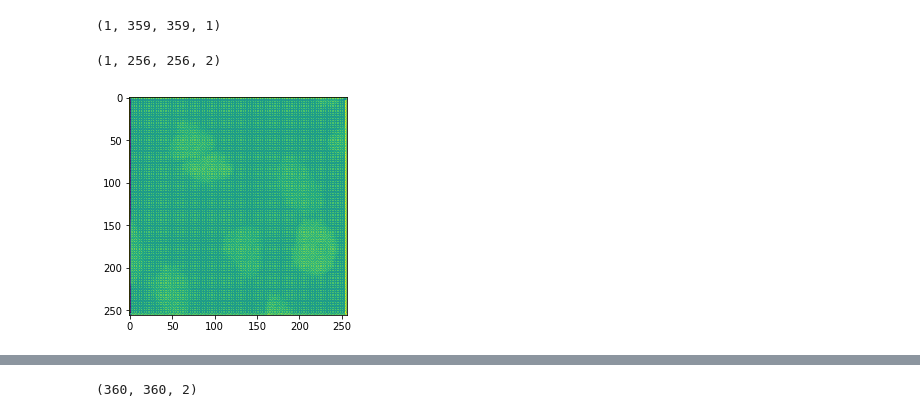
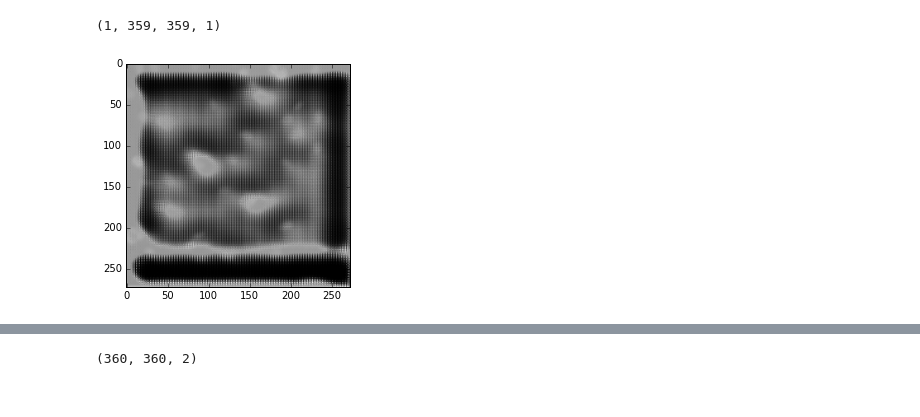
Before and after one commit to rykachevskiy/ds_bowl_2018, a Jupyter notebook: notebooks/Unet.ipynb, the cells around one changed output, grey strips where cells are left out. Saved outputs shown, nothing was run; the diff lists cells and outputs as text; code cells hidden in the pictures.

```diff
--- a/notebooks/Unet.ipynb
+++ b/notebooks/Unet.ipynb
@@ -85,8 +102,8 @@ def get_16_im(im):
     pos_x = shape[0] // 2
     pos_y = shape[1] // 2
 
-    u = lambda x : (x // 16 + 1) * 16
-    shape_shift = (u(shape[0]), u(shape[1]))
+
+    shape_shift = (u16_up(shape[0]), u16_up(shape[1]))
 
     #prediction = sess.run(sigmoid_out, feed_dict={x : np.expand_dims(big_im[x: x + shape_shift[0], y : y + shape_shift[1], :], 0), training : False})
     return big_im[pos_x: pos_x + shape_shift[0], pos_y : pos_y + shape_shift[1], :]
@@ -115,4 +132,4 @@ def iterate_minibatches(x, batchsize, shuffle=True):
 train_loss = []
 val_scores = []
 # %%
-epochs = 1
+epochs = 20
@@ -119,16 +139,15 @@ epochs = 1
 # %%
 for epoch in range(epochs):
     curr_loss = 0
-    for i, (gen_batch) in enumerate(iterate_minibatches(gens[:3],3)):
+    for i, (gen_batch) in tqdm(enumerate(iterate_minibatches(gens[:],20))):
         images = [next(g)[0][0] for g in gen_batch]
         shapes = np.concatenate(([np.array(image.shape).reshape(1, -1) for image in images]))
 
-        batch_shape = (min(256, shapes[:,0].min() - 1), min(256, shapes[:,1].min() - 1))
+        batch_shape = (min(256, u16_d(shapes[:,0].min() - 1)), min(256, u16_d(shapes[:,1].min() - 1)))
         images = [crop(im, batch_shape) for im in images]
 
         batch_x = np.expand_dims(np.concatenate([np.expand_dims(im[:,:,0], 0) for im in images]), 3)
         batch_y = np.concatenate([np.expand_dims(im[:,:,1:], 0) for im in images])
-
 
         batch_loss = sess.run([train_step,loss], feed_dict={x : batch_x, target: batch_y, training : True})
         curr_loss += batch_loss[1]
@@ -136,12 +155,21 @@ for epoch in range(epochs):
     train_loss.append(curr_loss / (i + 1))
 
     val_score = 0
-    for val_im in val_data[:1]:
+    for val_im in tqdm(val_data[:]):
         prediction = sess.run(sigmoid_out, feed_dict={x : np.expand_dims(get_16_im(val_im[:,:,:1]), 0), training : False})
         mask = prediction[0][:val_im.shape[0],:val_im.shape[1],:1]
-        iou = (mask == val_im[:,:,1]).sum() / (mask.shape[0] * mask.shape[1])
+        mask_int = (mask > 0.5).astype(int)[:,:,0].astype('uint8')
+        iou = np.logical_and((mask_int == val_im[:,:,1]),val_im[:,:,1]).sum() / val_im[:,:,1].sum()
 
         val_score += iou
+
+
+
+    if epoch != 0:
+        if val_score < val_scores[-1]:
+            save_model("../model/model_1/")
+
+
     val_scores.append(val_score / len(val_data))
 
     display.clear_output(wait=True)
@@ -162,6 +239,6 @@ for epoch in range(epochs):
 # %%
-val_im = val_data[0]
-prediction = sess.run(sigmoid_out, feed_dict={x : np.expand_dims(get_16_im(val_im[:,:,:1]), 0), training : False})
+#val_im = val_data[0]
+prediction = sess.run(sigmoid_out, feed_dict={x : np.expand_dims(get_16_im(train_data[0][:,:,:1]), 0), training : False})
 # %%
 mask = prediction[0][:val_im.shape[0],:val_im.shape[1],:1]
 # %%
@@ -172,15 +269,11 @@ mask = prediction[0][:val_im.shape[0],:val_im.shape[1],:1]
 np.expand_dims(val_data[0][:-1,:-1,:1], 0).shape
 # %% [output]
 (1, 359, 359, 1)
-# %%
-prediction.shape
-# %% [output]
-(1, 256, 256, 2)
 # %%
 # n = next(gens[3])
 # im = random_select(n[0][0])
 #im = n[0][0]
-plt.imshow(prediction[0][:,:,1])
+plt.imshow(prediction[0,:,:,0],cmap = 'gray')
 plt.show()
 # %% [output]
-[figure, old version]
+[figure, new version]
```
Also changed, not shown: parts of 24 cells of this notebook, 2 other files.
